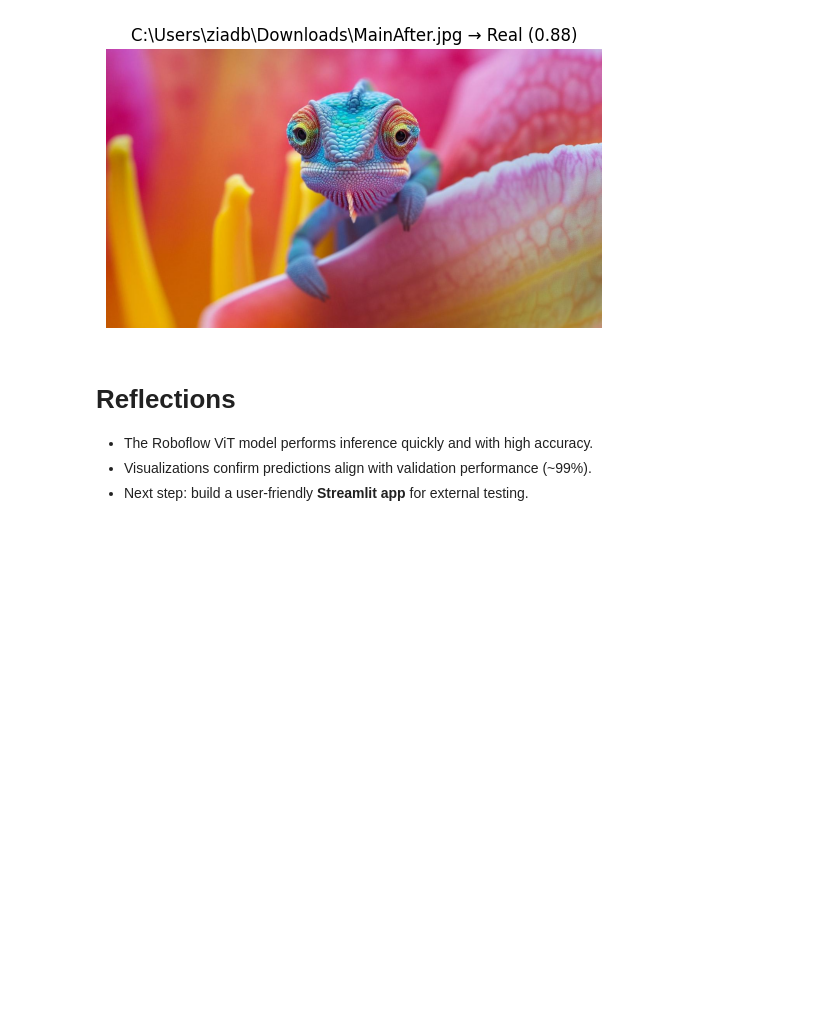
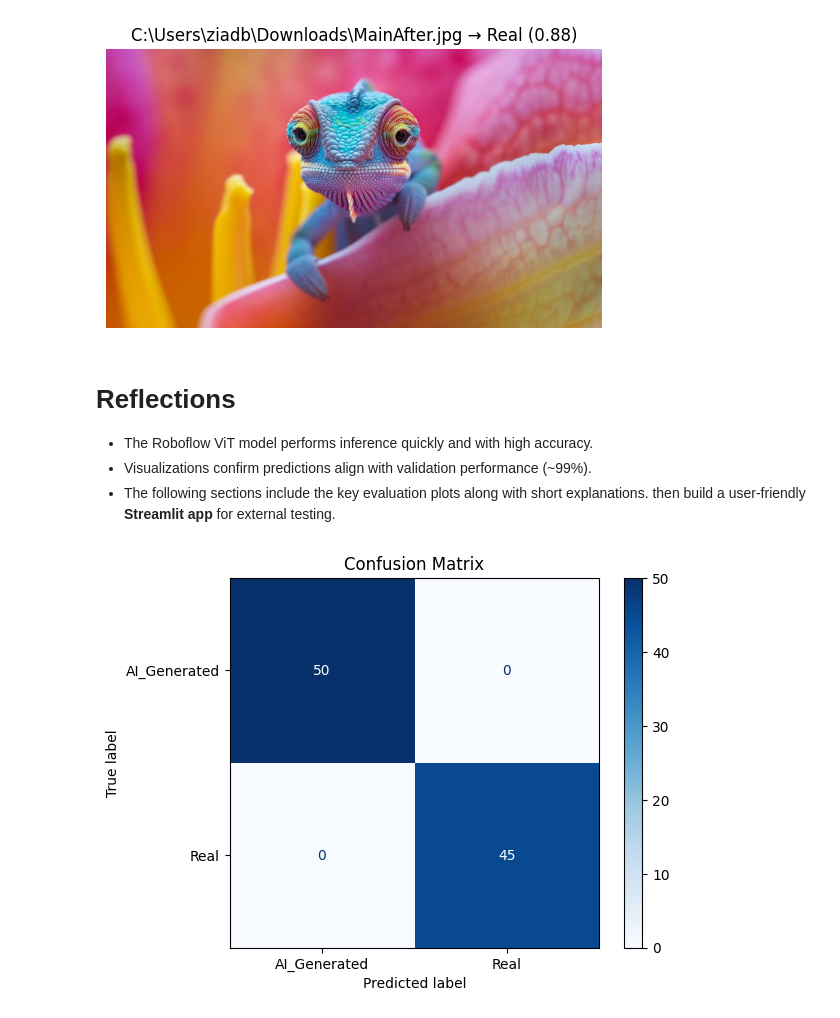
Before and after one commit to ZiadBassem/AI-vs-Real-Images, a Jupyter notebook: Notebooks/Main_Flow.ipynb, the cells around one changed output. Cells and saved outputs as stored; diff of their text form; code cells hidden in the pictures; blank space fills up the shorter version.

```diff
--- a/Notebooks/Main_Flow.ipynb
+++ b/Notebooks/Main_Flow.ipynb
@@ -26,7 +29,7 @@ client = InferenceHTTPClient(
 )
 
 workspace = "ziad-f3ycp"
-workflow_id = "custom-workflow"
+workflow_id = "AIvsRealImageClassifier-workflow"
 # %% [markdown]
 ## Run Inference
 
@@ -132,4 +135,4 @@ for path in test_images:
 
 - The Roboflow ViT model performs inference quickly and with high accuracy.
 - Visualizations confirm predictions align with validation performance (~99%).
-- Next step: build a user-friendly **Streamlit app** for external testing.
+- The following sections include the key evaluation plots along with short explanations. then build a user-friendly **Streamlit app** for external testing.
@@ -135,0 +210,9 @@ for path in test_images:
+# %%
+# ==== CONFUSION MATRIX ====
+cm = confusion_matrix(y_true, y_pred)
+disp = ConfusionMatrixDisplay(cm, display_labels=["AI_Generated", "Real"])
+disp.plot(cmap="Blues")
+plt.title("Confusion Matrix")
+plt.show()
+# %% [output]
+[figure, added]
```
Also changed, not shown: parts of 14 cells of this notebook, 3 other files.
